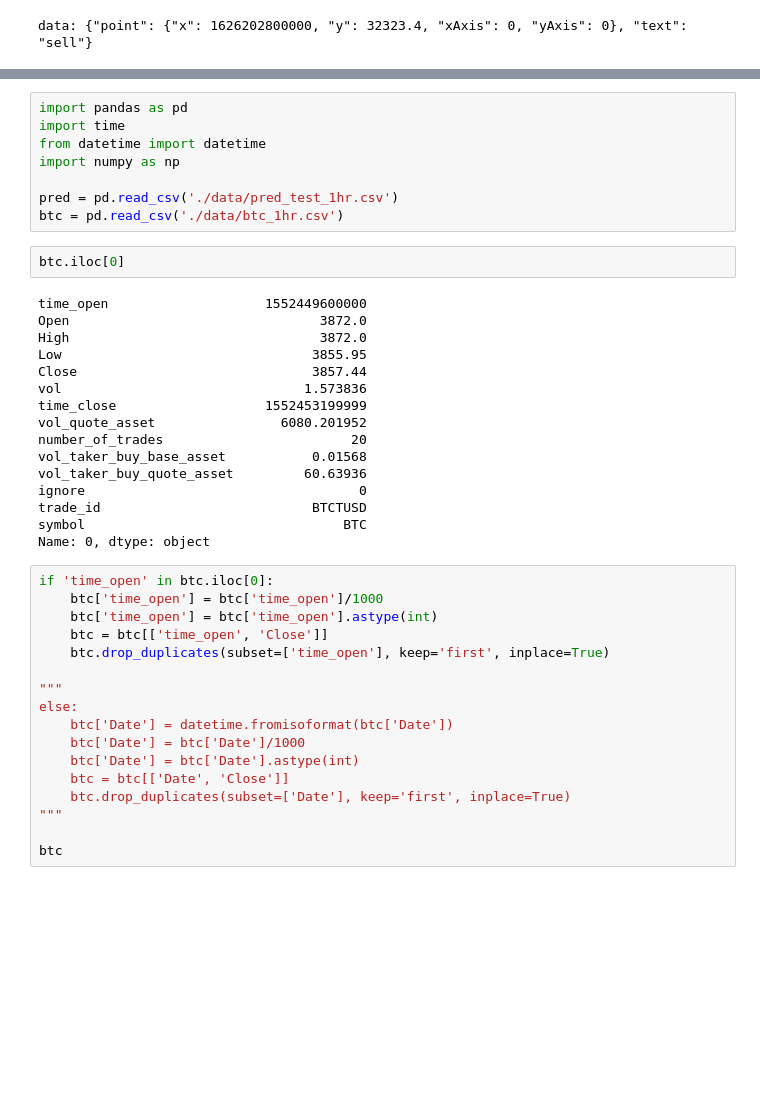
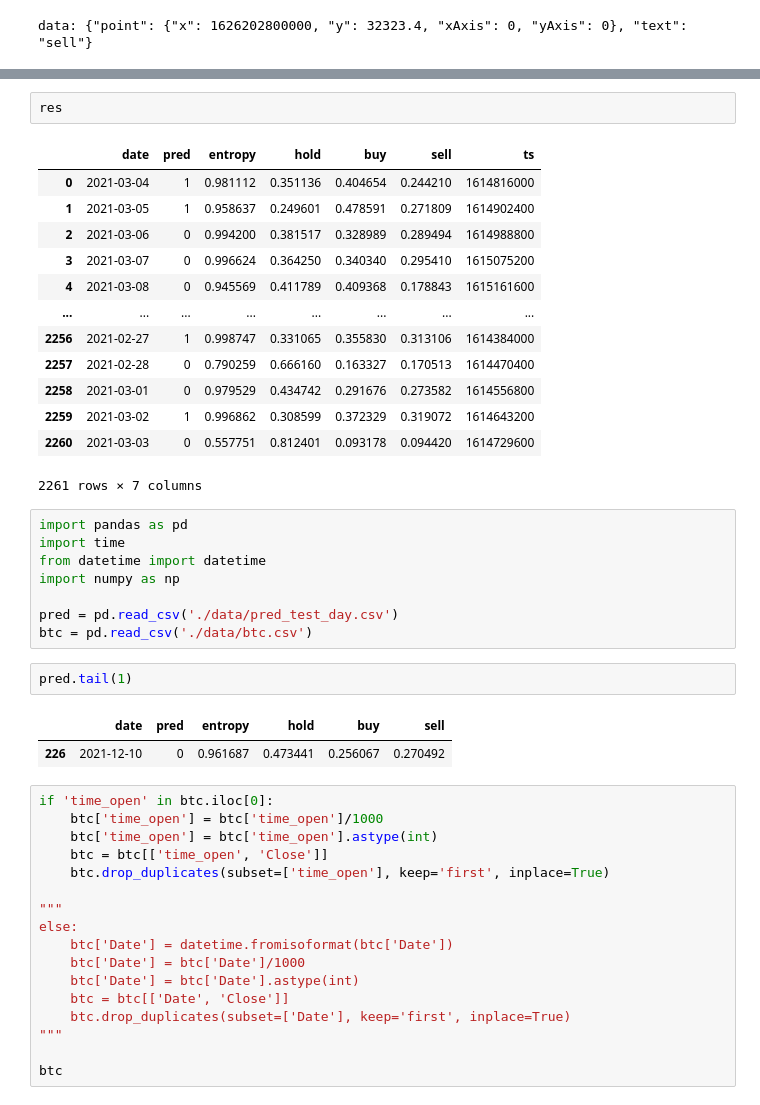
Before and after one commit to Sapphirine/202112-14-Cryptocurrencies-Prediction-Forecast, a Jupyter notebook: MLDL/Untitled.ipynb, the cells around one changed output, grey strips where cells are left out. Drawn from its saved outputs; the diff is of its cells as text; blank space fills up the shorter version.

```diff
--- a/MLDL/Untitled.ipynb
+++ b/MLDL/Untitled.ipynb
@@ -60,29 +68,32 @@ res
+# %%
+res
+# %% [output]
+|  | date | pred | entropy | hold | buy | sell | ts |
+| 0 | 2021-03-04 | 1 | 0.981112 | 0.351136 | 0.404654 | 0.244210 | 1614816000 |
+| 1 | 2021-03-05 | 1 | 0.958637 | 0.249601 | 0.478591 | 0.271809 | 1614902400 |
+| 2 | 2021-03-06 | 0 | 0.994200 | 0.381517 | 0.328989 | 0.289494 | 1614988800 |
+| 3 | 2021-03-07 | 0 | 0.996624 | 0.364250 | 0.340340 | 0.295410 | 1615075200 |
+| 4 | 2021-03-08 | 0 | 0.945569 | 0.411789 | 0.409368 | 0.178843 | 1615161600 |
+| ... | ... | ... | ... | ... | ... | ... | ... |
+| 2256 | 2021-02-27 | 1 | 0.998747 | 0.331065 | 0.355830 | 0.313106 | 1614384000 |
+| 2257 | 2021-02-28 | 0 | 0.790259 | 0.666160 | 0.163327 | 0.170513 | 1614470400 |
+| 2258 | 2021-03-01 | 0 | 0.979529 | 0.434742 | 0.291676 | 0.273582 | 1614556800 |
+| 2259 | 2021-03-02 | 1 | 0.996862 | 0.308599 | 0.372329 | 0.319072 | 1614643200 |
+| 2260 | 2021-03-03 | 0 | 0.557751 | 0.812401 | 0.093178 | 0.094420 | 1614729600 |
+2261 rows × 7 columns
 # %%
 import pandas as pd
 import time
 from datetime import datetime
 import numpy as np
 
-pred = pd.read_csv('./data/pred_test_1hr.csv')
-btc = pd.read_csv('./data/btc_1hr.csv')
+pred = pd.read_csv('./data/pred_test_day.csv')
+btc = pd.read_csv('./data/btc.csv')
 # %%
-btc.iloc[0]
+pred.tail(1)
 # %% [output]
-time_open                    1552449600000
-Open                                3872.0
-High                                3872.0
-Low                                3855.95
-Close                              3857.44
-vol                               1.573836
-time_close                   1552453199999
-vol_quote_asset                6080.201952
-number_of_trades                        20
-vol_taker_buy_base_asset           0.01568
-vol_taker_buy_quote_asset         60.63936
-ignore                                   0
-trade_id                           BTCTUSD
-symbol                                 BTC
-Name: 0, dtype: object
+|  | date | pred | entropy | hold | buy | sell |
+| 226 | 2021-12-10 | 0 | 0.961687 | 0.473441 | 0.256067 | 0.270492 |
 # %%
 if 'time_open' in btc.iloc[0]:
     btc['time_open'] = btc['time_open']/1000
```
Also changed, not shown: parts of 6 cells of this notebook, 10 other files.
